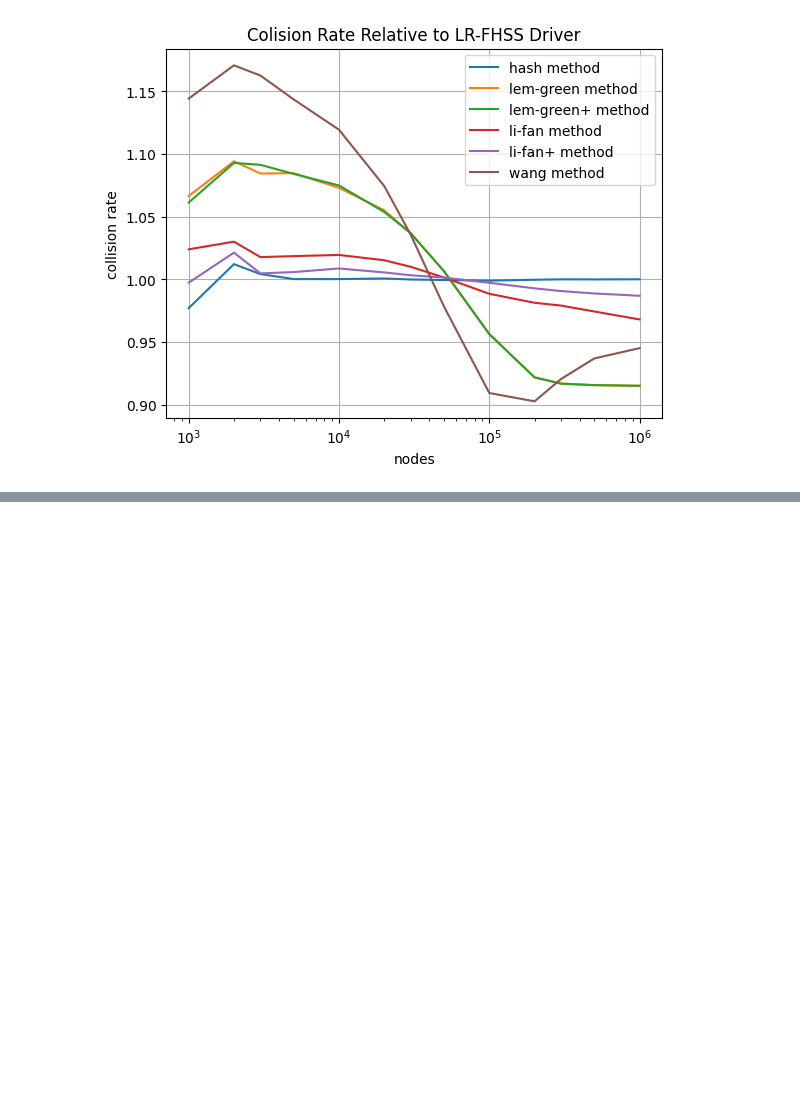
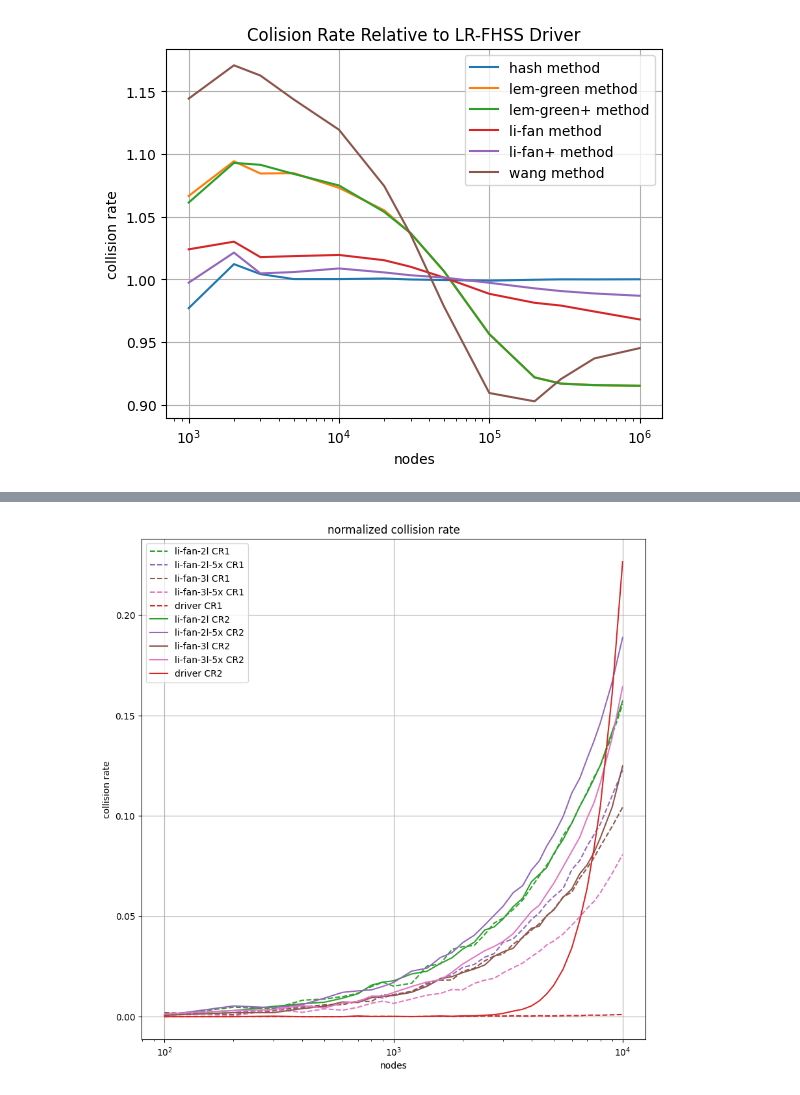
Before and after one commit to diegomm6/lr-fhss_seq-families, a Jupyter notebook: plots.ipynb, the cells around one changed output, grey strips where cells are left out. Saved outputs shown, nothing was run; the diff lists cells and outputs as text; code cells hidden in the pictures; blank space fills up the shorter version.

```diff
--- a/plots.ipynb
+++ b/plots.ipynb
@@ -119,0 +124,29 @@ plt.show()
+# %%
+datanLiFanCR = pd.read_csv('dataLiFanCR.csv', index_col=0, header=None).T
+nodesLiFan = datanLiFanCR['nodesLiFan'].to_numpy()
+
+plt.figure(figsize=(10,10))
+
+plt.plot(nodesLiFan, datanLiFanCR['li-fan-2l-CR1'], label=f'li-fan-2l CR1', color='#2ca02c', linestyle='dashed')
+plt.plot(nodesLiFan, datanLiFanCR['li-fan-2l-5x-CR1'], label=f'li-fan-2l-5x CR1', color='#9467bd', linestyle='dashed')
+plt.plot(nodesLiFan, datanLiFanCR['li-fan-3l-CR1'], label=f'li-fan-3l CR1', color='#8c564b', linestyle='dashed')
+plt.plot(nodesLiFan, datanLiFanCR['li-fan-3l-5x-CR1'], label=f'li-fan-3l-5x CR1', color='#e377c2', linestyle='dashed')
+plt.plot(nodesLiFan, datanLiFanCR['lr-fhss-driver-CR1'], label=f'driver CR1', color='#d62728', linestyle='dashed')
+
+plt.plot(nodesLiFan, datanLiFanCR['li-fan-2l-CR2'], label=f'li-fan-2l CR2', color='#2ca02c')
+plt.plot(nodesLiFan, datanLiFanCR['li-fan-2l-5x-CR2'], label=f'li-fan-2l-5x CR2', color='#9467bd')
+plt.plot(nodesLiFan, datanLiFanCR['li-fan-3l-CR2'], label=f'li-fan-3l CR2', color='#8c564b')
+plt.plot(nodesLiFan, datanLiFanCR['li-fan-3l-5x-CR2'], label=f'li-fan-3l-5x CR2', color='#e377c2')
+plt.plot(nodesLiFan, datanLiFanCR['lr-fhss-driver-CR2'], label=f'driver CR2', color='#d62728')
+
+plt.title('normalized collision rate')
+plt.xlabel('nodes')
+plt.xscale('log')
+plt.ylabel('collision rate')
+#plt.xlim(8e3,5e4)
+#plt.ylim(.2,.8)
+plt.grid()
+plt.legend()
+plt.show()
+# %% [output]
+[figure, added]
```
Also changed, not shown: parts of 3 cells of this notebook, 4 other files.
